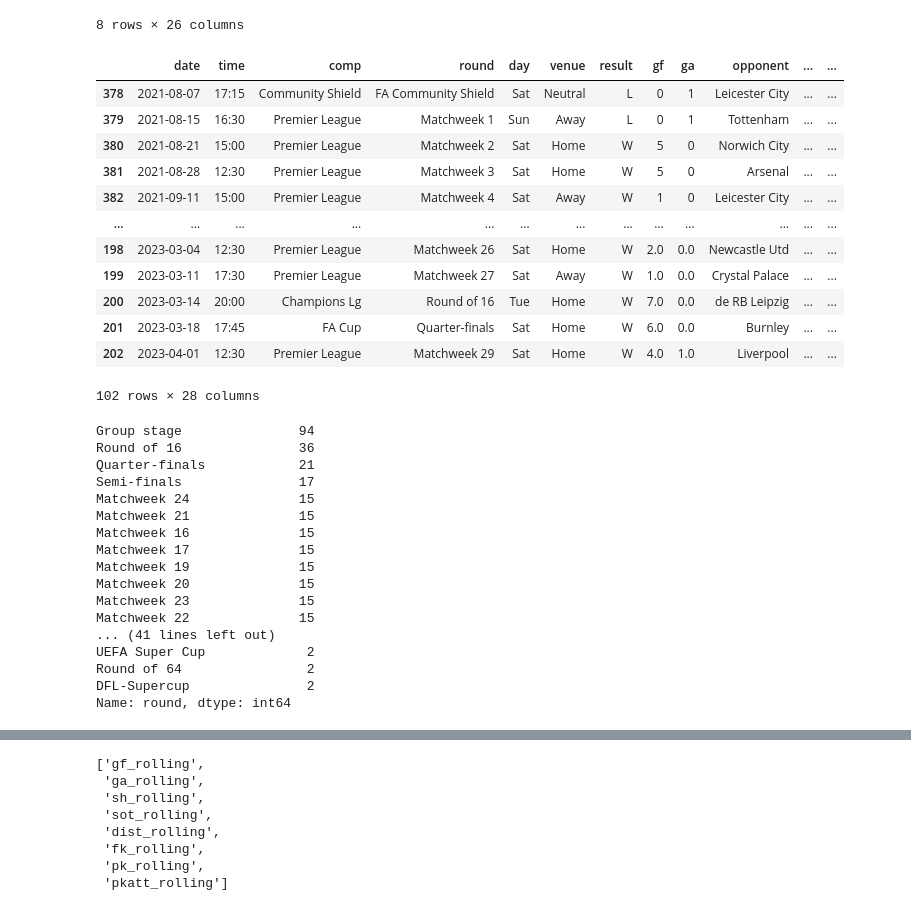
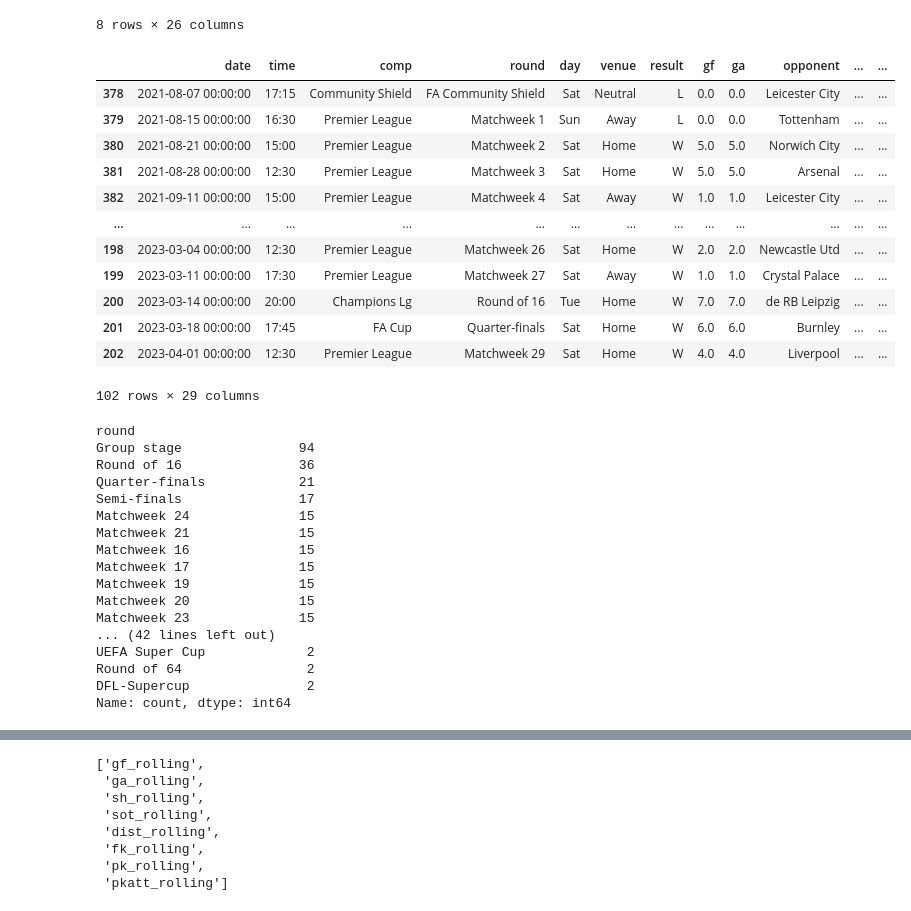
Before and after one commit to juchmielewska/assignment, a Jupyter notebook: 2_Assignment 1a, forecasting.ipynb, the cells around one changed output, grey strips where cells are left out. Drawn from its saved outputs; the diff is of its cells as text; code cells hidden in the pictures.

```diff
--- a/2_Assignment 1a, forecasting.ipynb
+++ b/2_Assignment 1a, forecasting.ipynb
@@ -14,0 +35,7 @@ matches.head()
+# %%
+matches["date"] = pd.to_datetime(matches["date"])
+matches["gf"] = pd.to_numeric(matches["gf"],errors = 'coerce')
+matches["ga"] = pd.to_numeric(matches["gf"],errors = 'coerce')
+matches["pk"] = matches["pk"].astype(float)
+matches["pkatt"] = matches["pkatt"].astype(float)
+matches.dtypes
@@ -14,0 +60,7 @@ matches.head()
+# %%
+matches["day_code"] = matches["date"].dt.dayofweek
+matches
+
+# Monday - 0
+# Thuesday - 1
+# ...
@@ -48,0 +97,3 @@ selected_teams
+# %%
+selected_matches = matches[matches["team"].isin(selected_teams)]
+selected_matches
@@ -88,7 +154,7 @@ new_rows = pd.DataFrame({
     'team': ['Benefica', 'Benefica', 'Internazionale', 'Internazionale', 'Bayern Munich', 'Bayern Munich', 'Manchaster City', 'Manchaster City']
            })
 
-sm = pd.concat([sm, new_rows], ignore_index=True)
+selected_matches = pd.concat([selected_matches, new_rows], ignore_index=True)
 # %%
 # Data - date od match.
 # Time - time of match.
@@ -125,24 +191,25 @@ new_rows
 | 7 | 2004-03-25 | 19:45 | Champions Lg | Group stage | Tue | Home | W | 3 | 2 | de Bayern Munich | ... | ... |
 8 rows × 26 columns
 # %%
-sm[sm["team"] == "Manchester City"].sort_values("date")
+selected_matches[selected_matches["team"] == "Manchester City"].sort_values("date")
 # %% [output]
 |  | date | time | comp | round | day | venue | result | gf | ga | opponent | ... | ... |
-| 378 | 2021-08-07 | 17:15 | Community Shield | FA Community Shield | Sat | Neutral | L | 0 | 1 | Leicester City | ... | ... |
-| 379 | 2021-08-15 | 16:30 | Premier League | Matchweek 1 | Sun | Away | L | 0 | 1 | Tottenham | ... | ... |
-| 380 | 2021-08-21 | 15:00 | Premier League | Matchweek 2 | Sat | Home | W | 5 | 0 | Norwich City | ... | ... |
-| 381 | 2021-08-28 | 12:30 | Premier League | Matchweek 3 | Sat | Home | W | 5 | 0 | Arsenal | ... | ... |
-| 382 | 2021-09-11 | 15:00 | Premier League | Matchweek 4 | Sat | Away | W | 1 | 0 | Leicester City | ... | ... |
+| 378 | 2021-08-07 00:00:00 | 17:15 | Community Shield | FA Community Shield | Sat | Neutral | L | 0.0 | 0.0 | Leicester City | ... | ... |
+| 379 | 2021-08-15 00:00:00 | 16:30 | Premier League | Matchweek 1 | Sun | Away | L | 0.0 | 0.0 | Tottenham | ... | ... |
+| 380 | 2021-08-21 00:00:00 | 15:00 | Premier League | Matchweek 2 | Sat | Home | W | 5.0 | 5.0 | Norwich City | ... | ... |
+| 381 | 2021-08-28 00:00:00 | 12:30 | Premier League | Matchweek 3 | Sat | Home | W | 5.0 | 5.0 | Arsenal | ... | ... |
+| 382 | 2021-09-11 00:00:00 | 15:00 | Premier League | Matchweek 4 | Sat | Away | W | 1.0 | 1.0 | Leicester City | ... | ... |
 | ... | ... | ... | ... | ... | ... | ... | ... | ... | ... | ... | ... | ... |
-| 198 | 2023-03-04 | 12:30 | Premier League | Matchweek 26 | Sat | Home | W | 2.0 | 0.0 | Newcastle Utd | ... | ... |
-| 199 | 2023-03-11 | 17:30 | Premier League | Matchweek 27 | Sat | Away | W | 1.0 | 0.0 | Crystal Palace | ... | ... |
-| 200 | 2023-03-14 | 20:00 | Champions Lg | Round of 16 | Tue | Home | W | 7.0 | 0.0 | de RB Leipzig | ... | ... |
-| 201 | 2023-03-18 | 17:45 | FA Cup | Quarter-finals | Sat | Home | W | 6.0 | 0.0 | Burnley | ... | ... |
-| 202 | 2023-04-01 | 12:30 | Premier League | Matchweek 29 | Sat | Home | W | 4.0 | 1.0 | Liverpool | ... | ... |
+| 198 | 2023-03-04 00:00:00 | 12:30 | Premier League | Matchweek 26 | Sat | Home | W | 2.0 | 2.0 | Newcastle Utd | ... | ... |
+| 199 | 2023-03-11 00:00:00 | 17:30 | Premier League | Matchweek 27 | Sat | Away | W | 1.0 | 1.0 | Crystal Palace | ... | ... |
+| 200 | 2023-03-14 00:00:00 | 20:00 | Champions Lg | Round of 16 | Tue | Home | W | 7.0 | 7.0 | de RB Leipzig | ... | ... |
+| 201 | 2023-03-18 00:00:00 | 17:45 | FA Cup | Quarter-finals | Sat | Home | W | 6.0 | 6.0 | Burnley | ... | ... |
+| 202 | 2023-04-01 00:00:00 | 12:30 | Premier League | Matchweek 29 | Sat | Home | W | 4.0 | 4.0 | Liverpool | ... | ... |
-102 rows × 28 columns
+102 rows × 29 columns
 # %%
-sm["round"].value_counts()
+selected_matches["round"].value_counts()
 # %% [output]
+round
 Group stage               94
 Round of 16               36
 Quarter-finals            21
@@ -154,9 +221,8 @@ Matchweek 17              15
 Matchweek 19              15
 Matchweek 20              15
 Matchweek 23              15
-Matchweek 22              15
-... (41 lines left out)
+... (42 lines left out)
 UEFA Super Cup             2
 Round of 64                2
 DFL-Supercup               2
-Name: round, dtype: int64
+Name: count, dtype: int64
```
Also changed, not shown: parts of 45 cells of this notebook.
